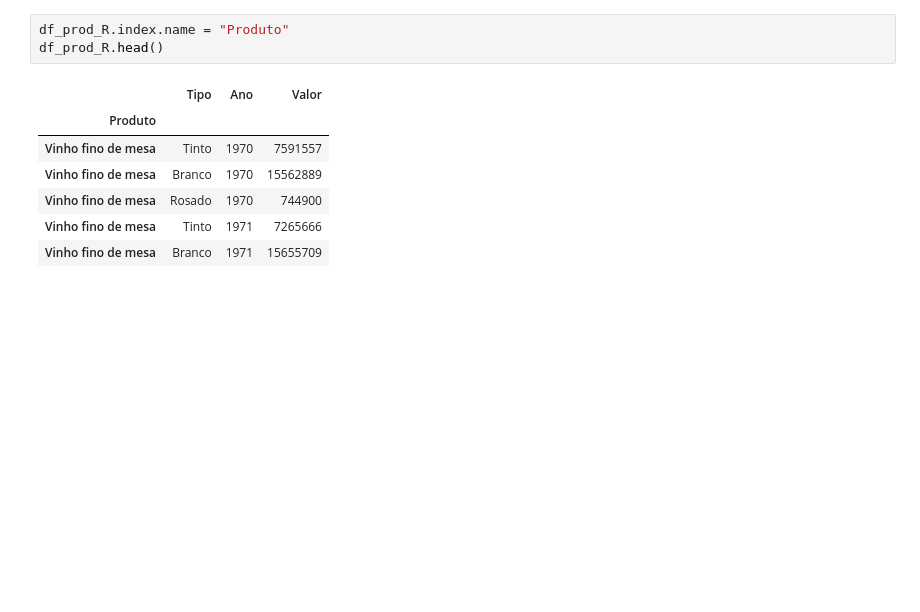
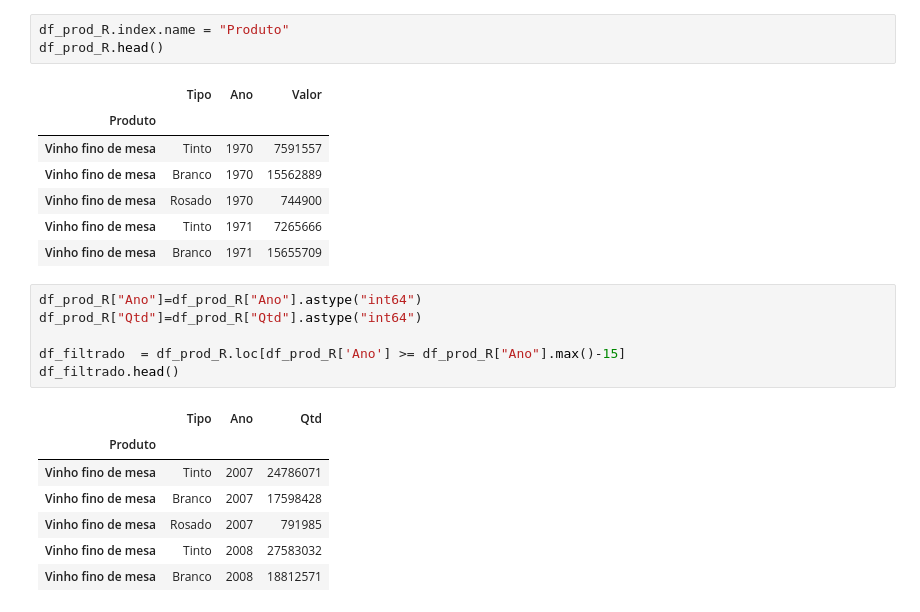
Before and after one commit to VivianeCorreia/Tech-Challenge, a Jupyter notebook: Challenge.ipynb, the cells around one changed output. Cells and saved outputs as stored; diff of their text form; blank space fills up the shorter version.

```diff
--- a/Challenge.ipynb
+++ b/Challenge.ipynb
@@ -77,3 +77,17 @@ df_prod_R.head()
 | Vinho fino de mesa | Rosado | 1970 | 744900 |
 | Vinho fino de mesa | Tinto | 1971 | 7265666 |
 | Vinho fino de mesa | Branco | 1971 | 15655709 |
+# %%
+df_prod_R["Ano"]=df_prod_R["Ano"].astype("int64")
+df_prod_R["Qtd"]=df_prod_R["Qtd"].astype("int64")
+
+df_filtrado  = df_prod_R.loc[df_prod_R['Ano'] >= df_prod_R["Ano"].max()-15]
+df_filtrado.head()
+# %% [output]
+|  | Tipo | Ano | Qtd |
+| Produto |  |  |  |
+| Vinho fino de mesa | Tinto | 2007 | 24786071 |
+| Vinho fino de mesa | Branco | 2007 | 17598428 |
+| Vinho fino de mesa | Rosado | 2007 | 791985 |
+| Vinho fino de mesa | Tinto | 2008 | 27583032 |
+| Vinho fino de mesa | Branco | 2008 | 18812571 |
```
